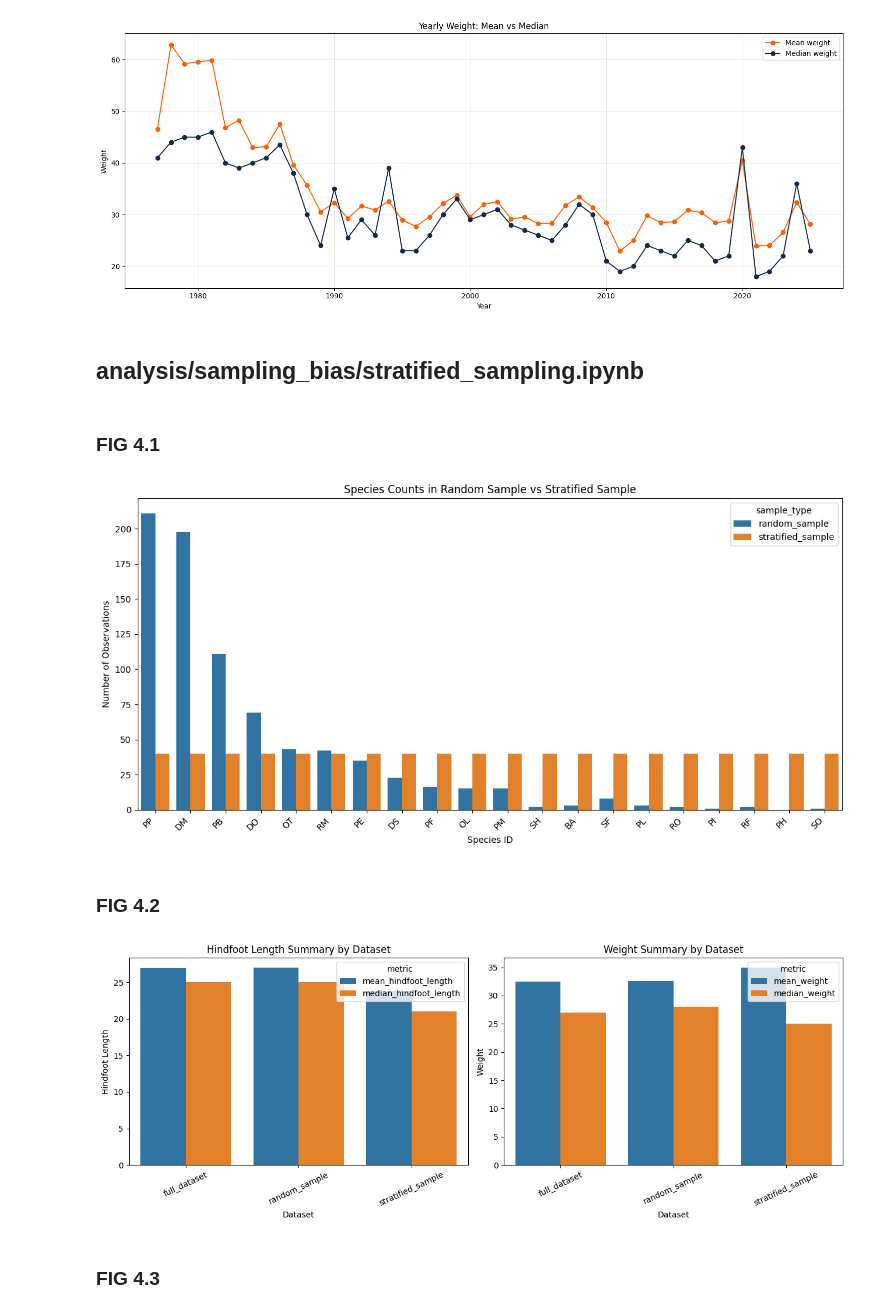
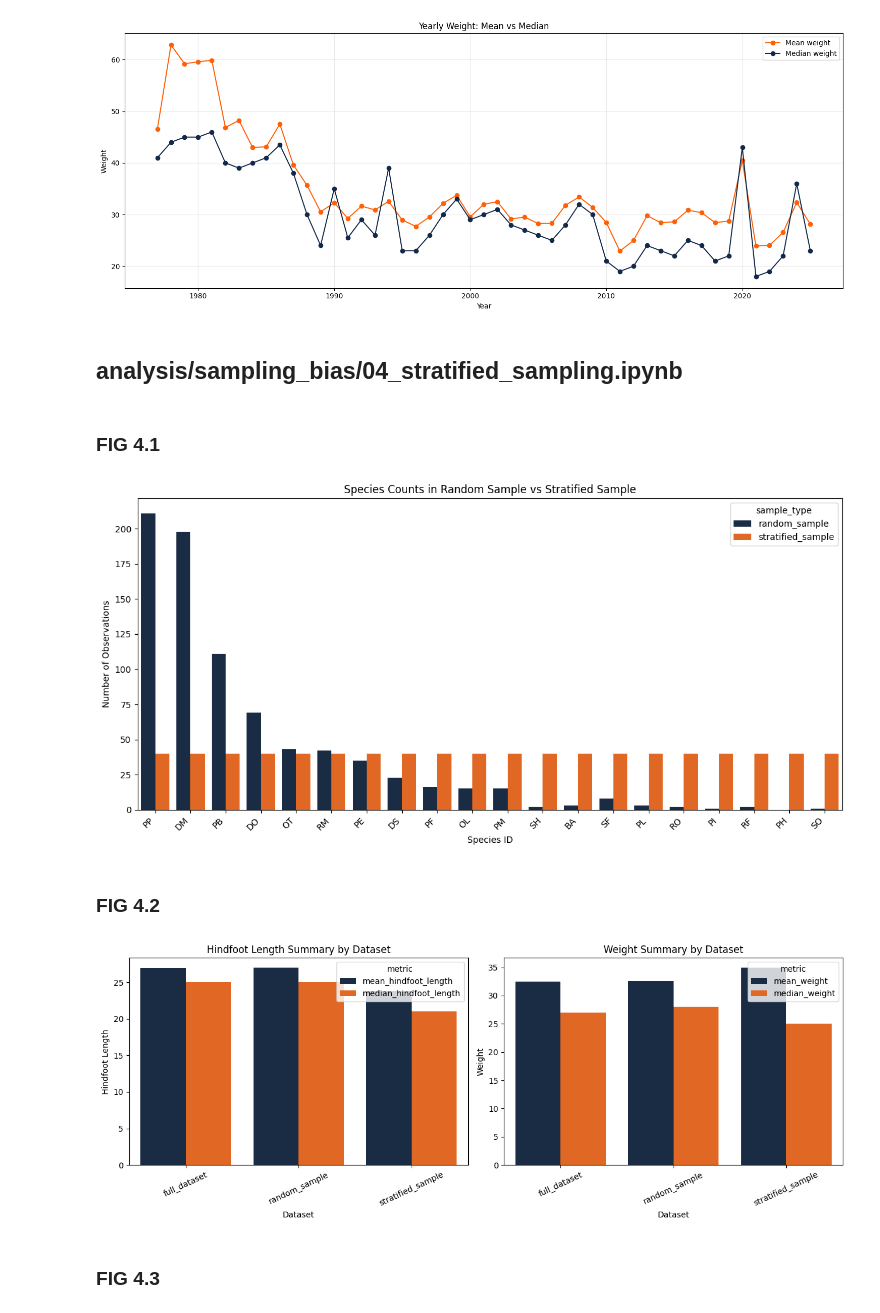
Before and after one commit to cbertrand451/Independent-Study-Data-Aggregation-and-Sampling-Bias, a Jupyter notebook: plots.ipynb, the cells around one changed output. Cells and saved outputs as stored; diff of their text form; code cells hidden in the pictures.

```diff
--- a/plots.ipynb
+++ b/plots.ipynb
@@ -652,7 +655,7 @@ plt.show()
 # %% [output]
 [figure]
 # %% [markdown]
-## analysis/sampling_bias/stratified_sampling.ipynb
+## analysis/sampling_bias/04_stratified_sampling.ipynb
 # %% [markdown]
 ### FIG 4.1
 # %%
@@ -735,7 +738,7 @@ sample_counts = (
 sample_counts['sample_type'] = sample_counts['sample_type'].str.replace('_count', '', regex=False)
 
 plt.figure(figsize=(12, 6))
-sns.barplot(data=sample_counts, x='species_id', y='n_observations', hue='sample_type')
+sns.barplot(data=sample_counts, x='species_id', y='n_observations', hue='sample_type', palette=['#13294B', '#FF5F05'])
 plt.xticks(rotation=45, ha='right')
 plt.title('Species Counts in Random Sample vs Stratified Sample')
 plt.xlabel('Species ID')
@@ -744,7 +747,7 @@ plt.tight_layout()
 plt.savefig(IMAGES_DIR / "fig_4_1.png", dpi=300, bbox_inches="tight")
 plt.show()
 # %% [output]
-[figure, old version]
+[figure, new version]
 # %% [markdown]
 ### FIG 4.2
 # %%
@@ -848,36 +851,36 @@ summary_df = pd.DataFrame({
         stratified_sample['weight'].median()
     ]
 })
 
 summary_plot_df = summary_df.melt(
     id_vars='dataset',
     value_vars=['mean_hindfoot_length', 'median_hindfoot_length', 'mean_weight', 'median_weight'],
     var_name='metric',
     value_name='value'
 )
 
 hindfoot_plot_df = summary_plot_df[summary_plot_df['metric'].isin(['mean_hindfoot_length', 'median_hindfoot_length'])].copy()
 weight_plot_df = summary_plot_df[summary_plot_df['metric'].isin(['mean_weight', 'median_weight'])].copy()
 
 fig, axes = plt.subplots(1, 2, figsize=(13, 5))
 
-sns.barplot(data=hindfoot_plot_df, x='dataset', y='value', hue='metric', ax=axes[0])
+sns.barplot(data=hindfoot_plot_df, x='dataset', y='value', hue='metric', ax=axes[0], palette=['#13294B', '#FF5F05'])
 axes[0].set_title('Hindfoot Length Summary by Dataset')
 axes[0].set_xlabel('Dataset')
 axes[0].set_ylabel('Hindfoot Length')
 axes[0].tick_params(axis='x', rotation=25)
 
-sns.barplot(data=weight_plot_df, x='dataset', y='value', hue='metric', ax=axes[1])
+sns.barplot(data=weight_plot_df, x='dataset', y='value', hue='metric', ax=axes[1], palette=['#13294B', '#FF5F05'])
 axes[1].set_title('Weight Summary by Dataset')
 axes[1].set_xlabel('Dataset')
 axes[1].set_ylabel('Weight')
 axes[1].tick_params(axis='x', rotation=25)
 
 plt.tight_layout()
 fig.savefig(IMAGES_DIR / "fig_4_2.png", dpi=300, bbox_inches="tight")
 plt.show()
 # %% [output]
-[figure, old version]
+[figure, new version]
 # %% [markdown]
 ### FIG 4.3
 # %%
```
Also changed, not shown: parts of 27 cells of this notebook.
